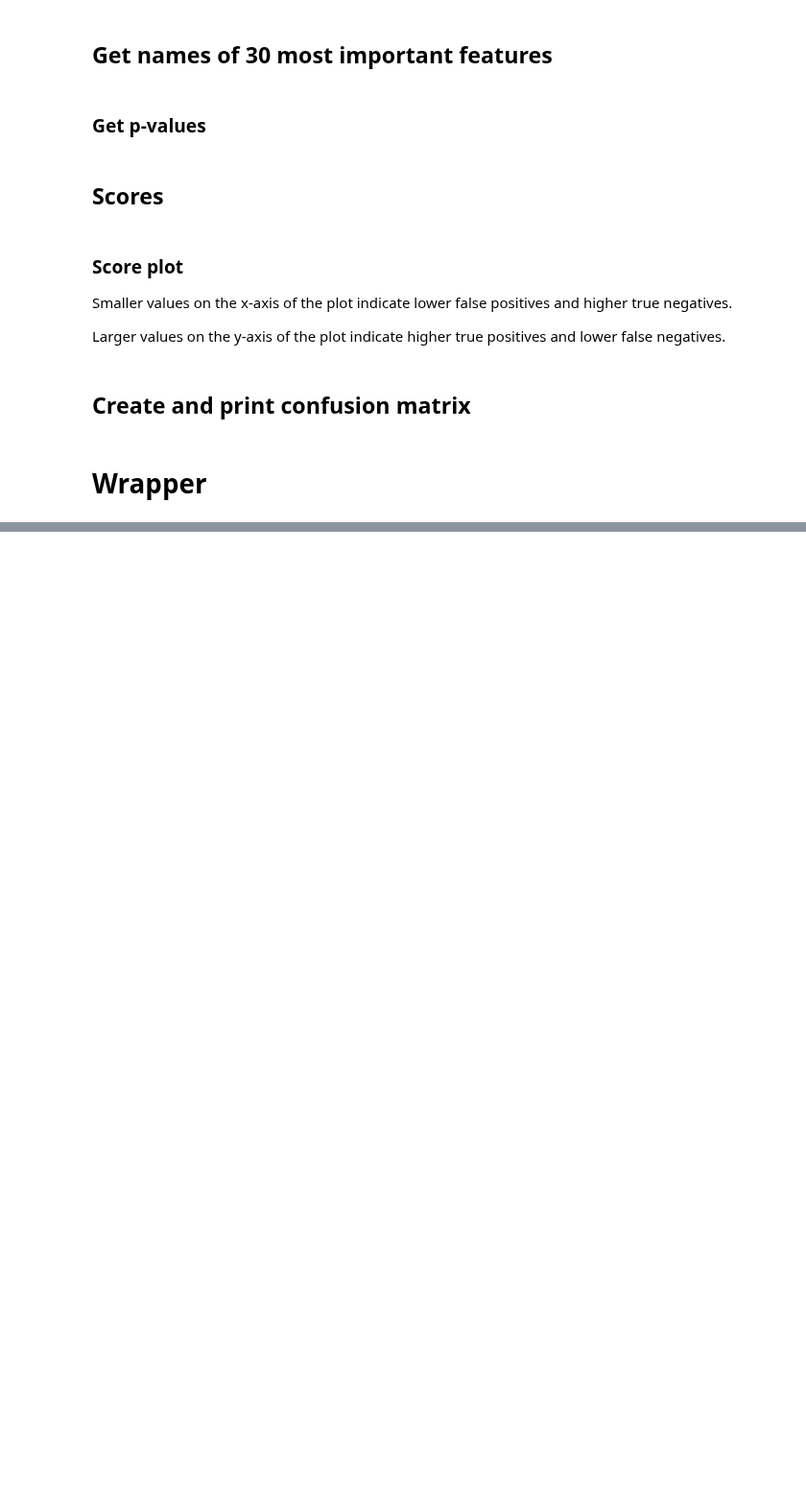
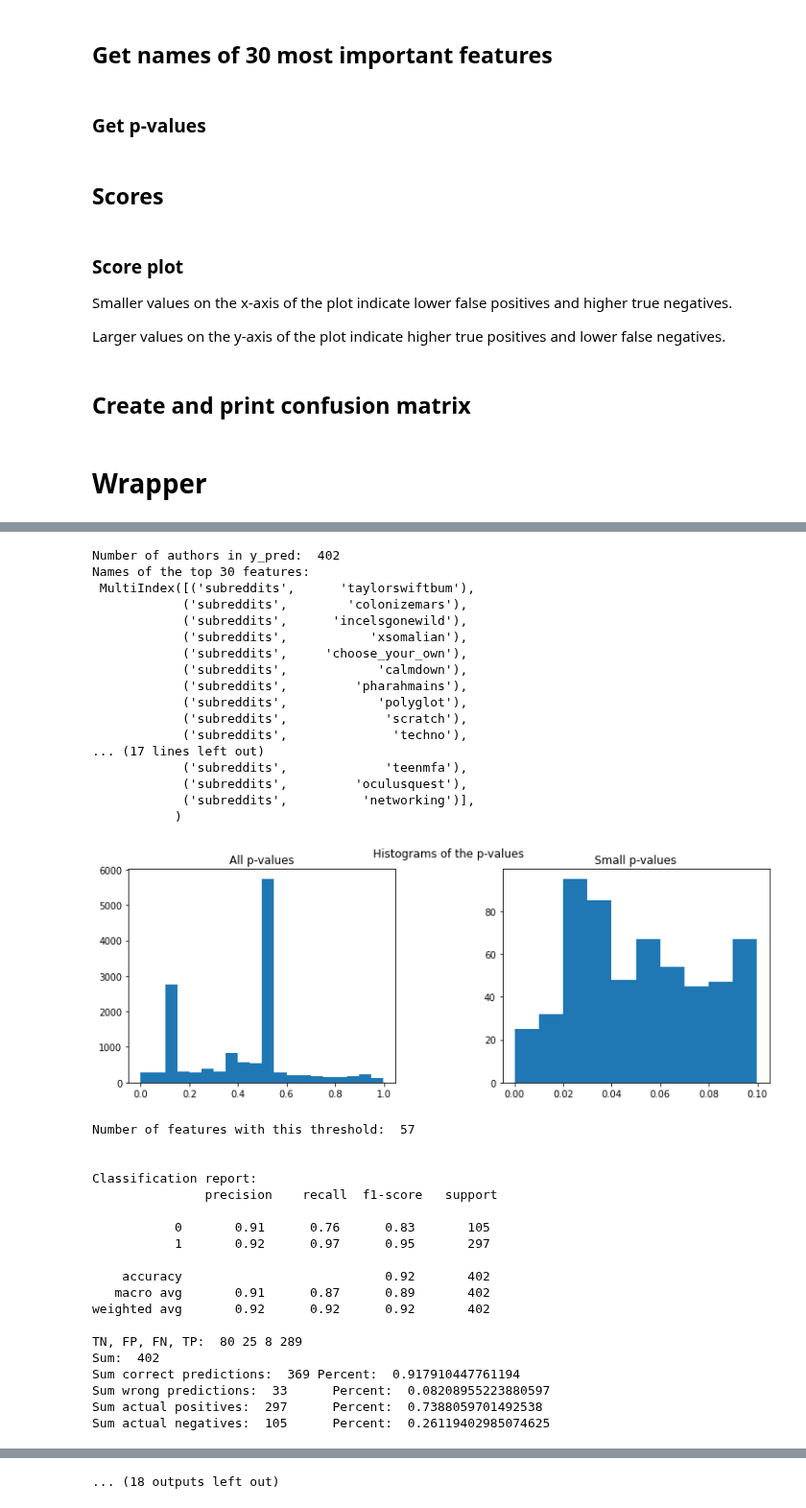
Before and after one commit to sophiasylvester/Big5-NLP, a Jupyter notebook: classifier.ipynb, the cells around one changed output, grey strips where cells are left out. Shown at 96% size. Drawn from its saved outputs; the diff is of its cells as text; code cells hidden in the pictures; blank space fills up the shorter version.

```diff
--- a/classifier.ipynb
+++ b/classifier.ipynb
@@ -134,13 +194,20 @@ def logclassifier(x_train,y_train, x_test):
 
 # ANOVA feature selection for numeric input and categorical output
 
-def create_pipeline(x_train, y_train ,classifier):
+def create_pipeline(x_train, y_train, classifier, num_feat):
     if classifier == "log":
         pipeline = Pipeline([
           ('variance_threshold', VarianceThreshold()),
-          ('feature_selection',  SelectKBest(f_classif, k=30)),
+          ('feature_selection',  SelectKBest(f_classif, k=num_feat)),
           ('scaler', StandardScaler()),
-          ('classification',LogisticRegression(n_jobs=-1))
+          ('classification', LogisticRegression(n_jobs=-1))
+        ])
+    elif classifier == "multilog":
+        pipeline = Pipeline([
+          ('variance_threshold', VarianceThreshold()),
+          ('feature_selection',  SelectKBest(f_classif, k=num_feat)),
+          ('scaler', StandardScaler()),
+          ('classification', LogisticRegression(multi_class='ovr', solver='liblinear', n_jobs=-1))
         ])
 
     pipeline.fit(x_train, y_train)
@@ -183,10 +249,25 @@ def get_pvalues(pipeline, x):
     dfcolumns = pd.DataFrame(x.columns)
     #concat two dataframes for better visualization
     featureScores = pd.concat([dfcolumns,dfscores, dfpvalues],axis=1)
-    featureScores.columns = ['Specs','Score', 'P-Value']
+    featureScores.columns = ['specs','score', 'pvalue']
+    featureScores.sort_values(by='pvalue')
 
-    fig, ax = plt.subplots()
-    plt.hist(pvalues)
+    plt.figure(figsize = (12, 4))
+    plt.subplot(1, 2, 1)
+    plt.hist(pvalues, bins=20)
+    plt.title('All p-values')
+    plt.subplot(1, 2, 2)
+    smallpvalues = pvalues[pvalues<0.1]
+    plt.hist(smallpvalues, bins=10)
+    plt.title('Small p-values')
+
+    plt.suptitle("Histograms of the p-values")
+    plt.subplots_adjust(left=0.1,
+                    bottom=0.1,
+                    right=0.9,
+                    top=0.9,
+                    wspace=0.4,
+                    hspace=0.4)
     plt.show()
 
     return featureScores
@@ -219,12 +300,13 @@ def score_plot(logreg, y_test, x_test):
     no_skill = len(y_test[y_test==1]) / len(y_test)
     fig, ax = plt.subplots()
     plt.plot([0, 1], [no_skill, no_skill], linestyle='--', label='No Skill')
-    plt.plot(lr_recall, lr_precision, marker='.', label='Logistic')
+    plt.plot(lr_recall, lr_precision, marker='.', label='Classifier')
     # axis labels
     plt.xlabel('Recall')
     plt.ylabel('Precision')
     # show the legend
     plt.legend()
+    plt.show()
 
     return lr_precision, lr_recall
 # %% [markdown]
@@ -505,0 +429,4 @@ weighted avg       0.54      0.54      0.54       106
+# %%
+print("Y is binary: \n")
+classify(df, 'binary', plotting=True)
+# %% [output]
@@ -505,0 +438,37 @@ weighted avg       0.54      0.54      0.54       106
+Number of authors in y_pred:  402
+Names of the top 30 features:
+ MultiIndex([('subreddits',      'taylorswiftbum'),
+            ('subreddits',        'colonizemars'),
+            ('subreddits',      'incelsgonewild'),
+            ('subreddits',           'xsomalian'),
+            ('subreddits',     'choose_your_own'),
+            ('subreddits',            'calmdown'),
+            ('subreddits',         'pharahmains'),
+            ('subreddits',            'polyglot'),
+            ('subreddits',             'scratch'),
+            ('subreddits',              'techno'),
+... (17 lines left out)
+            ('subreddits',             'teenmfa'),
+            ('subreddits',         'oculusquest'),
+            ('subreddits',          'networking')],
+           )
+[figure, added]
+Number of features with this threshold:  57
+
+
+Classification report:
+               precision    recall  f1-score   support
+
+           0       0.91      0.76      0.83       105
+           1       0.92      0.97      0.95       297
+
+    accuracy                           0.92       402
+   macro avg       0.91      0.87      0.89       402
+weighted avg       0.92      0.92      0.92       402
+
+TN, FP, FN, TP:  80 25 8 289
+Sum:  402
+Sum correct predictions:  369 Percent:  0.917910447761194
+Sum wrong predictions:  33      Percent:  0.08208955223880597
+Sum actual positives:  297      Percent:  0.7388059701492538
+Sum actual negatives:  105      Percent:  0.26119402985074625
@@ -505,0 +519 @@ weighted avg       0.54      0.54      0.54       106
+... (18 outputs left out)
```
Also changed, not shown: parts of 29 cells of this notebook.
